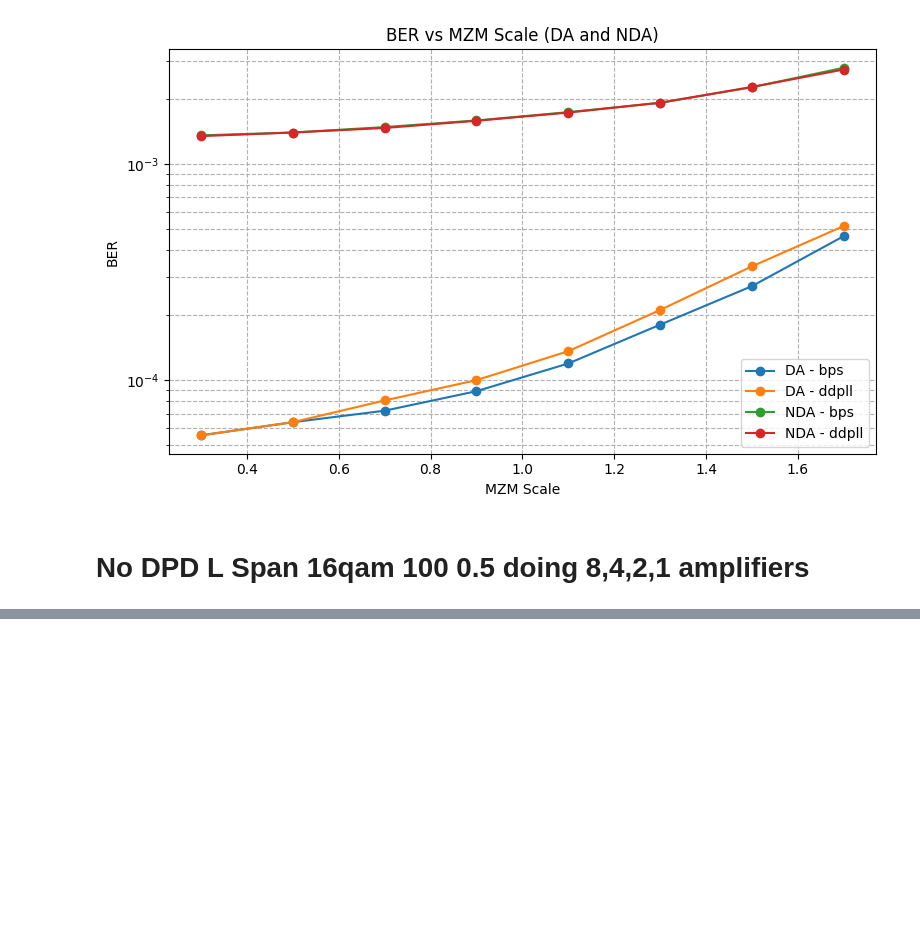
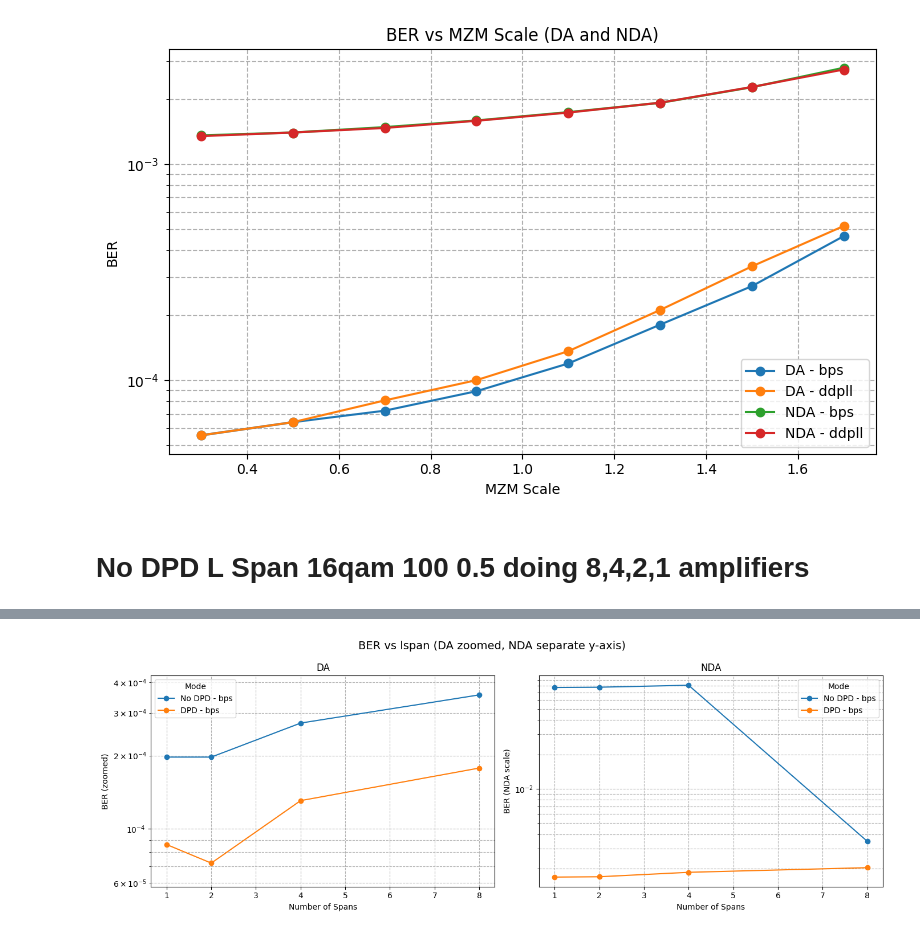
Before and after one commit to abdalrahimnaser/FYP, a Jupyter notebook: Experiementation/CVS_plots_mzm_experiements.ipynb, the cells around one changed output, grey strips where cells are left out. Drawn from its saved outputs; the diff is of its cells as text; code cells hidden in the pictures; blank space fills up the shorter version.

```diff
--- a/Experiementation/CVS_plots_mzm_experiements.ipynb
+++ b/Experiementation/CVS_plots_mzm_experiements.ipynb
@@ -414,0 +418,74 @@ plt.show()
+# %%
+import matplotlib.pyplot as plt
+import pandas as pd
+
+# Files
+csv_noDPD  = "results_noDPD_lspan.csv"
+csv_DPD    = "results_DPD_NN_lspan_trained_1.csv"
+
+# Load both CSVs
+df1 = pd.read_csv(csv_noDPD)
+df2 = pd.read_csv(csv_DPD)
+
+# Convert lspan = 80 / lspan
+df1["lspan"] = 80 / df1["lspan"]
+df2["lspan"] = 80 / df2["lspan"]
+
+# Tag each dataframe so labels show "No DPD" or "DPD"
+df1["DPD"] = "No DPD"
+df2["DPD"] = "DPD"
+
+# Merge into a single dataframe
+df = pd.concat([df1, df2], ignore_index=True)
+
+# DA/NDA subplots
+fig, axes = plt.subplots(1, 2, figsize=(14, 5), sharey=False)
+
+subplot_map = {True: 0, False: 1}
+
+for da in [True, False]:
+    ax = axes[subplot_map[da]]
+
+    for dpd_mode in df["DPD"].unique():          # <-- NEW: loop NoDPD + DPD
+        for cpr_mode in df["CPR"].unique():
+
+            subset = df[(df["Data_Aided"] == da) &
+                        (df["CPR"] == cpr_mode) &
+                        (df["DPD"] == dpd_mode)]
+
+            if len(subset) == 0:
+                continue
+
+            subset = subset.sort_values("lspan")
+
+            label = f"{dpd_mode} - {cpr_mode}"   # <-- clearer label
+
+            ax.semilogy(
+                subset["lspan"],
+                subset["BER"],
+                marker="o",
+                linestyle="-",
+                label=label
+            )
+
+    ax.set_title("DA" if da else "NDA")
+    ax.set_xlabel("Number of Spans")
+    ax.grid(True, which='both', ls='--')
+
+    # Separate y-labels
+    if da:
+        ax.set_ylabel("BER (zoomed)")
+        da_vals = df[df["Data_Aided"] == True]["BER"]
+        ax.set_ylim([da_vals.min()*0.8, da_vals.max()*1.2])
+    else:
+        ax.set_ylabel("BER (NDA scale)")
+
+# Legends
+axes[0].legend(title="Mode")
+axes[1].legend(title="Mode")
+
+plt.suptitle("BER vs lspan (DA zoomed, NDA separate y-axis)", fontsize=14)
+plt.tight_layout()
+plt.show()
+# %% [output]
+[figure, added]
```
Also changed, not shown: parts of 7 cells of this notebook, 34 other files.
